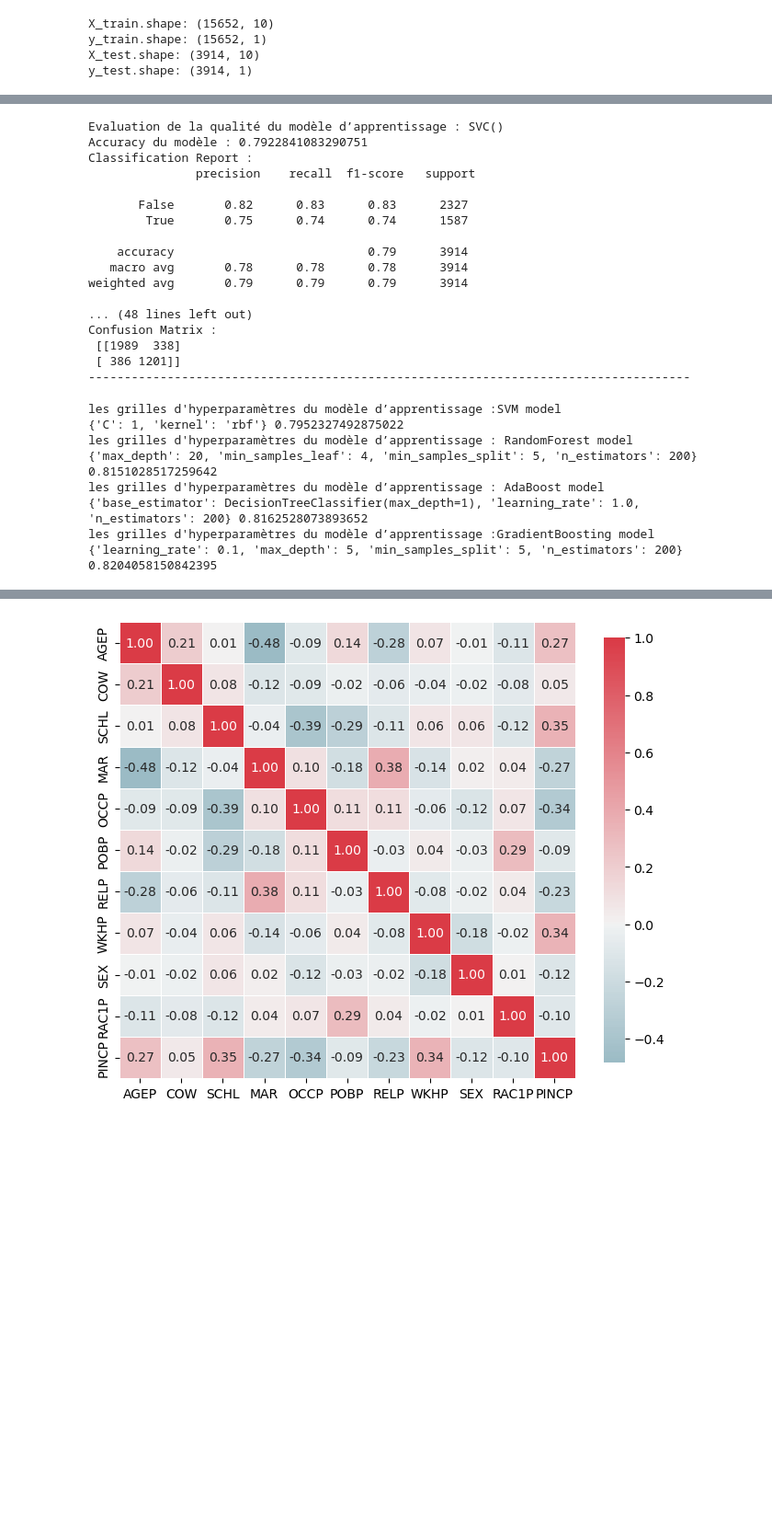
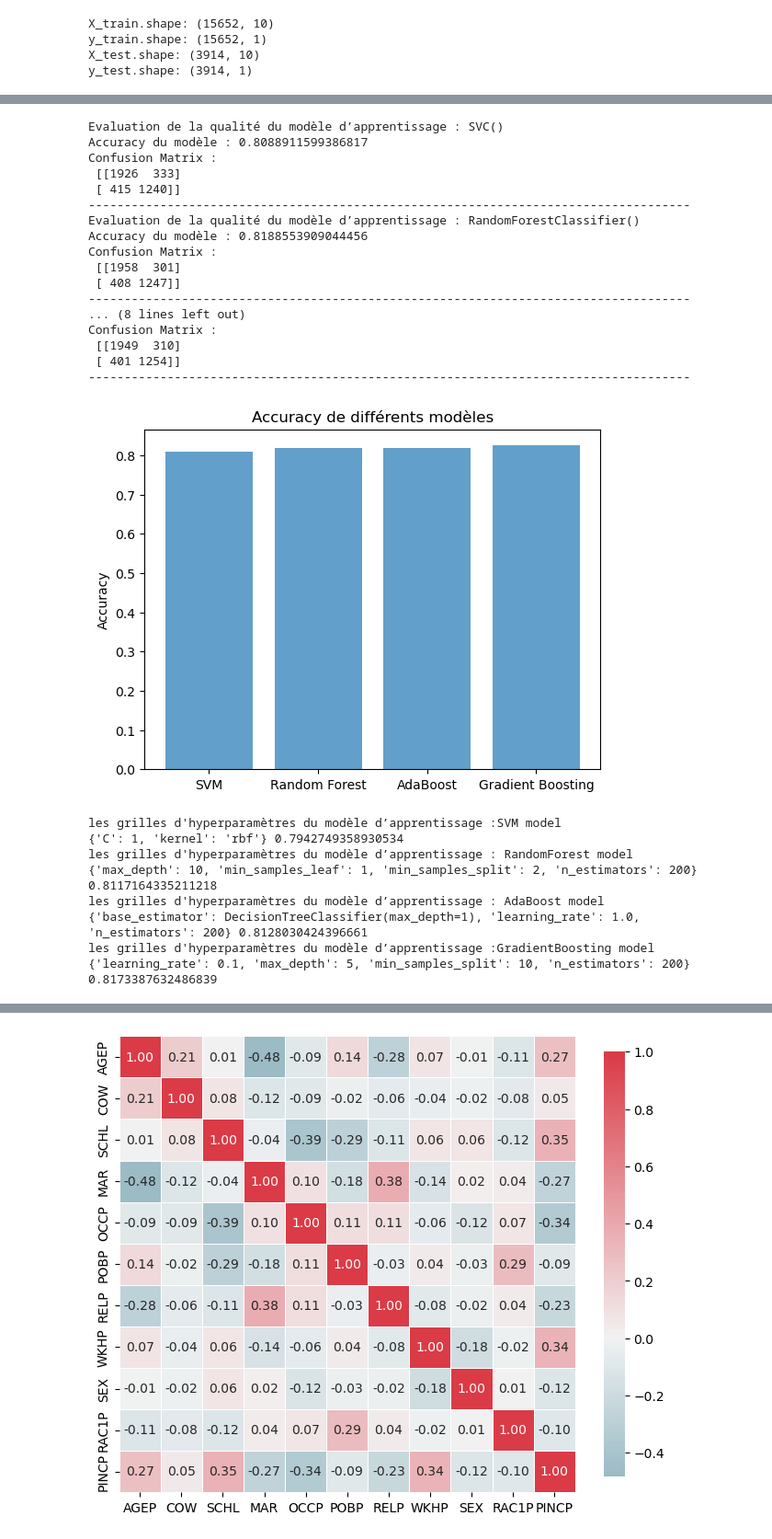
Before and after one commit to leilakhira/TpApprentissage, a Jupyter notebook: Untitled.ipynb, the cells around one changed output, grey strips where cells are left out. Shown at 92% size. Drawn from its saved outputs; the diff is of its cells as text; code cells hidden in the pictures; blank space fills up the shorter version.

```diff
--- a/Untitled.ipynb
+++ b/Untitled.ipynb
@@ -152,9 +151,10 @@ svm_model = SVC()
 rf_model = RandomForestClassifier()
 adaboost_model = AdaBoostClassifier()
 gradientboost_model = GradientBoostingClassifier()
-
+accuracies =[]
 models=[svm_model,rf_model,adaboost_model,gradientboost_model]
 def evaluation_metrics(model):
+
     # Entraîner le modèle
     model.fit(X_train, y_train)
 
@@ -163,15 +163,13 @@ def evaluation_metrics(model):
 
     # Évaluer l'accuracy
     accuracy = accuracy_score(y_test, y_pred)
+    accuracies.append(accuracy)
     print("Accuracy du modèle :", accuracy)
-
-    # Afficher le classification report
-    class_report = classification_report(y_test, y_pred)
-    print("Classification Report :\n", class_report)
 
     # Afficher la confusion matrix
     conf_matrix = confusion_matrix(y_test, y_pred)
     print("Confusion Matrix :\n", conf_matrix)
+    return accuracies
 
 
 for model in models:
@@ -180,22 +178,34 @@ for model in models:
     print("------------------------------------------------------------------------------------")
 # %% [output]
 Evaluation de la qualité du modèle d’apprentissage : SVC()
-Accuracy du modèle : 0.7922841083290751
-Classification Report :
-               precision    recall  f1-score   support
-
-       False       0.82      0.83      0.83      2327
-        True       0.75      0.74      0.74      1587
-
-    accuracy                           0.79      3914
-   macro avg       0.78      0.78      0.78      3914
-weighted avg       0.79      0.79      0.79      3914
-
-... (48 lines left out)
+Accuracy du modèle : 0.8088911599386817
 Confusion Matrix :
- [[1989  338]
- [ 386 1201]]
+ [[1926  333]
+ [ 415 1240]]
 ------------------------------------------------------------------------------------
+Evaluation de la qualité du modèle d’apprentissage : RandomForestClassifier()
+Accuracy du modèle : 0.8188553909044456
+Confusion Matrix :
+ [[1958  301]
+ [ 408 1247]]
+------------------------------------------------------------------------------------
+... (8 lines left out)
+Confusion Matrix :
+ [[1949  310]
+ [ 401 1254]]
+------------------------------------------------------------------------------------
+# %%
+# Affichage du diagramme d'accuracy
+model_names = ['SVM', 'Random Forest', 'AdaBoost', 'Gradient Boosting']
+x_pos = np.arange(len(model_names))
+
+plt.bar(x_pos, accuracies, align='center', alpha=0.7)
+plt.xticks(x_pos, model_names)
+plt.ylabel('Accuracy')
+plt.title('Accuracy de différents modèles')
+plt.show()
+# %% [output]
+[figure, added]
 # %%
 # Définir la grille des hyperparamètres à rechercher
 models=[svm_model,rf_model,adaboost_model,gradientboost_model]
@@ -235,12 +245,12 @@ print("les grilles d'hyperparamètres du modèle d’apprentissage :GradientBoos
 model_grid_search(gradientboost_model,gradientboost_param_grid)
 # %% [output]
 les grilles d'hyperparamètres du modèle d’apprentissage :SVM model
-{'C': 1, 'kernel': 'rbf'} 0.7952327492875022
+{'C': 1, 'kernel': 'rbf'} 0.7942749358930534
 les grilles d'hyperparamètres du modèle d’apprentissage : RandomForest model
-{'max_depth': 20, 'min_samples_leaf': 4, 'min_samples_split': 5, 'n_estimators': 200} 0.8151028517259642
+{'max_depth': 10, 'min_samples_leaf': 1, 'min_samples_split': 2, 'n_estimators': 200} 0.8117164335211218
 les grilles d'hyperparamètres du modèle d’apprentissage : AdaBoost model
-{'base_estimator': DecisionTreeClassifier(max_depth=1), 'learning_rate': 1.0, 'n_estimators': 200} 0.8162528073893652
+{'base_estimator': DecisionTreeClassifier(max_depth=1), 'learning_rate': 1.0, 'n_estimators': 200} 0.8128030424396661
 les grilles d'hyperparamètres du modèle d’apprentissage :GradientBoosting model
-{'learning_rate': 0.1, 'max_depth': 5, 'min_samples_split': 5, 'n_estimators': 200} 0.8204058150842395
+{'learning_rate': 0.1, 'max_depth': 5, 'min_samples_split': 10, 'n_estimators': 200} 0.8173387632486839
 # %%
 svm_model = SVC(C=1,kernel='rbf')
```
Also changed, not shown: parts of 18 cells of this notebook, 2 other files.
